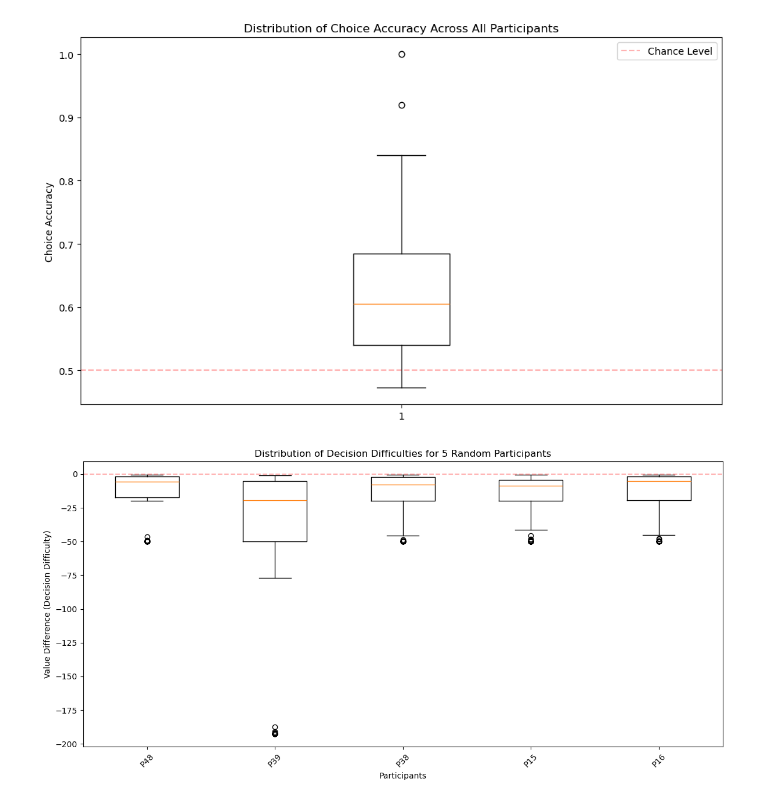
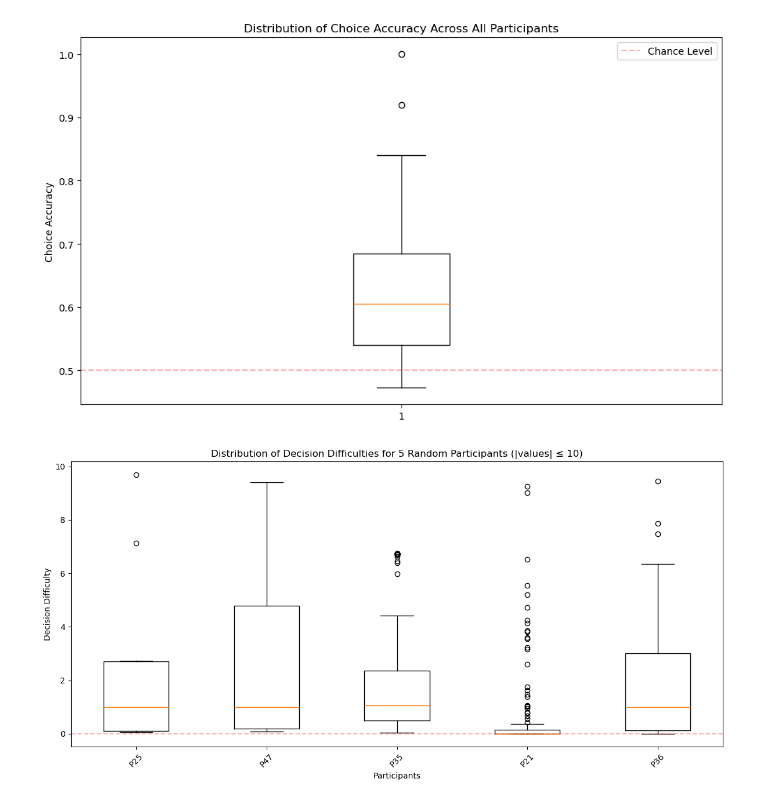
Before and after one commit to PrioteasaAndrei/comp-cogsci-delay-discounting, a Jupyter notebook: src/probabilistic_discounting_prediction.ipynb, the cells around one changed output. Cells and saved outputs as stored; diff of their text form; code cells hidden in the pictures.

```diff
--- a/src/probabilistic_discounting_prediction.ipynb
+++ b/src/probabilistic_discounting_prediction.ipynb
@@ -146,7 +146,8 @@ def predict_choice_and_rt_per_participant(trace, df):
         #                              (lambda_samples * value_diff) ** 2)
 
         # Predict RTs
-        rt_pred = beta0_samples + beta1_samples * decision_difficulty
+        log_rt_pred = beta0_samples + beta1_samples * decision_difficulty
+        rt_pred = np.exp(log_rt_pred)
 
         # calculate choices
         choices = (choice_probs > 0.5).astype(int)
@@ -163,11 +164,13 @@ def predict_choice_and_rt_per_participant(trace, df):
             'rt_pred': rt_pred,
             'rt_true': p_data['rt'].values,
             'rt_mse': rt_mse,
-            'rt_std': np.std(rt_pred)
+            'rt_std': np.std(rt_pred),
+
         }
 
         decision_difficulty_choice[p_idx] = {
             'value_diff': value_diff,
+            'decision_difficulty': decision_difficulty,
 
         }
 
@@ -299,24 +302,27 @@ plt.show()
 # %% [output]
 [figure]
 # %%
-# Extract value differences for each participant and randomly select 5
+# Extract decision difficulties for each participant and randomly select 5
 import random
 participant_indices = random.sample(list(decision_difficulty_choice.keys()), 5)
-value_diffs = [decision_difficulty_choice[idx]['value_diff'] for idx in participant_indices]
+difficulties = [decision_difficulty_choice[idx]['decision_difficulty'] for idx in participant_indices]
+
+# Remove values bigger than 10
+difficulties = [[d for d in participant_diffs if abs(d) <= 10] for participant_diffs in difficulties]
 
 # Create box plot
 plt.figure(figsize=(12, 6))
-plt.boxplot(value_diffs, labels=[f'P{idx}' for idx in participant_indices])
+plt.boxplot(difficulties, labels=[f'P{idx}' for idx in participant_indices])
 plt.xticks(rotation=45)
 plt.xlabel('Participants')
-plt.ylabel('Value Difference (Decision Difficulty)')
-plt.title('Distribution of Decision Difficulties for 5 Random Participants')
+plt.ylabel('Decision Difficulty')
+plt.title('Distribution of Decision Difficulties for 5 Random Participants (|values| ≤ 10)')
 
 # Add a horizontal line at y=0 for reference
 plt.axhline(y=0, color='r', linestyle='--', alpha=0.3)
 
 # Adjust layout to prevent label cutoff
 plt.tight_layout()
 plt.show()
 # %% [output]
-[figure, old version]
+[figure, new version]
```
Also changed, not shown: parts of 2 cells of this notebook, 2 other files.
